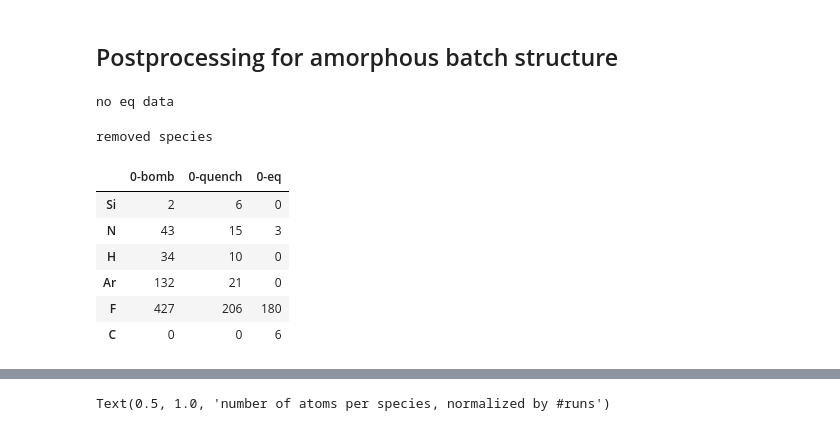
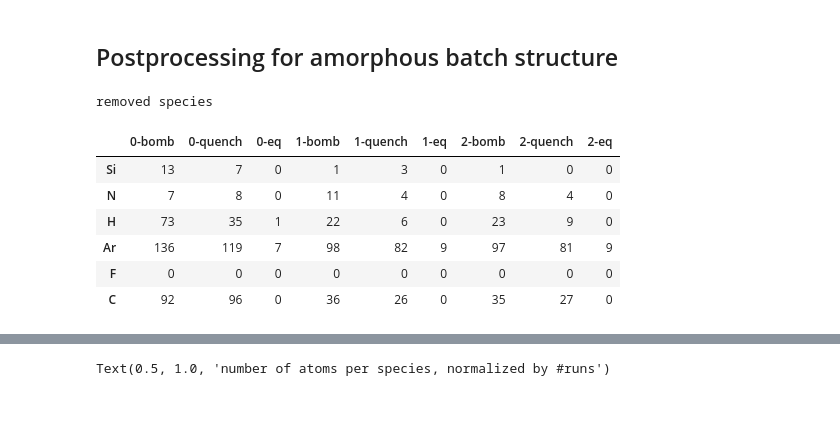
Before and after one commit to chengeaa/researchscripts, a Jupyter notebook: ASE processing.ipynb, the cells around one changed output, grey strips where cells are left out. Cells and saved outputs as stored; diff of their text form; code cells hidden in the pictures.

```diff
--- a/ASE processing.ipynb
+++ b/ASE processing.ipynb
@@ -653,43 +653,21 @@ aggregated['0-quench'] -= pd.Series({"Si": 56,
                         "F":1,
                         "C":2
                        })
-# %%
-# simindices = np.append(np.arange(2, 10), np.arange(16, 22))
-simindices = [0]
-
-bombdata = {i :pd.read_csv("../aggregated_bomb%d.csv" % i,
-                    index_col=0)
-        for i in simindices}
-quenchdata = {i : pd.read_csv("../aggregated_quench%d.csv" % i,
-                    index_col=0)
-        for i in simindices}
-try:
-    eqdata = { i: pd.read_csv("../aggregated_eq%d.csv" % i,
-                        index_col=0)
-            for i in simindices}
-except:
-    print('no eq data')
-data = {"bomb": bombdata, "quench": quenchdata, "eq":eqdata}
-
-
-aggregated = {}
-for i in simindices:
-    for step in ["bomb", "quench", "eq"]:
-        aggregated["%i-%s" % (i, step)] = data[step][i].sum(axis = 1)
-aggregated = pd.DataFrame(aggregated)
-# aggregated = aggregated.sum()
-# aggregated
-aggregated.style.set_caption("removed species")
-# %% [output]
-no eq data
-removed species
-|  | 0-bomb | 0-quench | 0-eq |
-| Si | 2 | 6 | 0 |
-| N | 43 | 15 | 3 |
-| H | 34 | 10 | 0 |
-| Ar | 132 | 21 | 0 |
-| F | 427 | 206 | 180 |
-| C | 0 | 0 | 6 |
+# %%
+# simindices = np.append(np.arange(2, 10), np.arange(16, 22))
+simindices = [0, 1, 2]
+
+aggregated = postprocessAggregated(simindices, "../")
+aggregated.style.set_caption("removed species")
+# %% [output]
+removed species
+|  | 0-bomb | 0-quench | 0-eq | 1-bomb | 1-quench | 1-eq | 2-bomb | 2-quench | 2-eq |
+| Si | 13 | 7 | 0 | 1 | 3 | 0 | 1 | 0 | 0 |
+| N | 7 | 8 | 0 | 11 | 4 | 0 | 8 | 4 | 0 |
+| H | 73 | 35 | 1 | 22 | 6 | 0 | 23 | 9 | 0 |
+| Ar | 136 | 119 | 7 | 98 | 82 | 9 | 97 | 81 | 9 |
+| F | 0 | 0 | 0 | 0 | 0 | 0 | 0 | 0 | 0 |
+| C | 92 | 96 | 0 | 36 | 26 | 0 | 35 | 27 | 0 |
 # %%
 (aggregated/170).sum(axis = 1)
 # %% [output]
```
Also changed, not shown: parts of 10 cells of this notebook, 18 other files.
